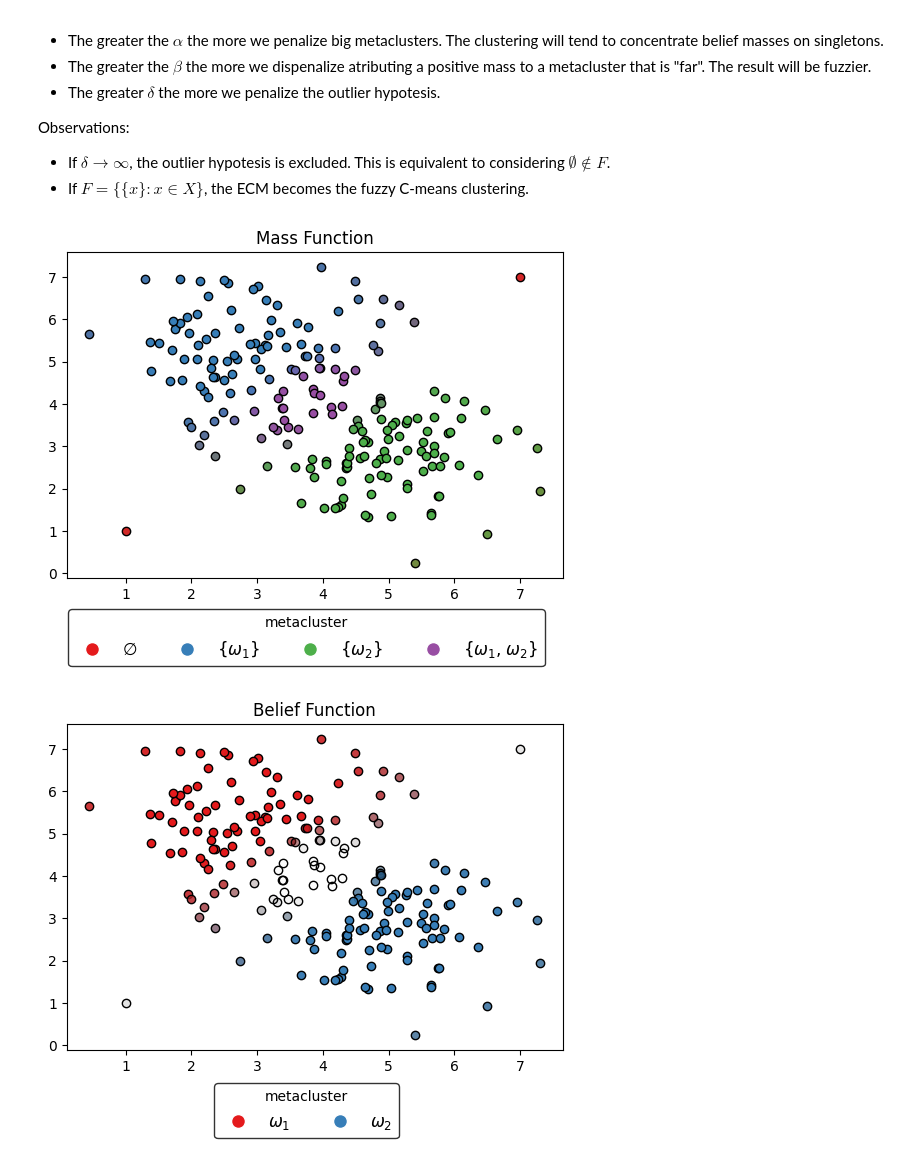
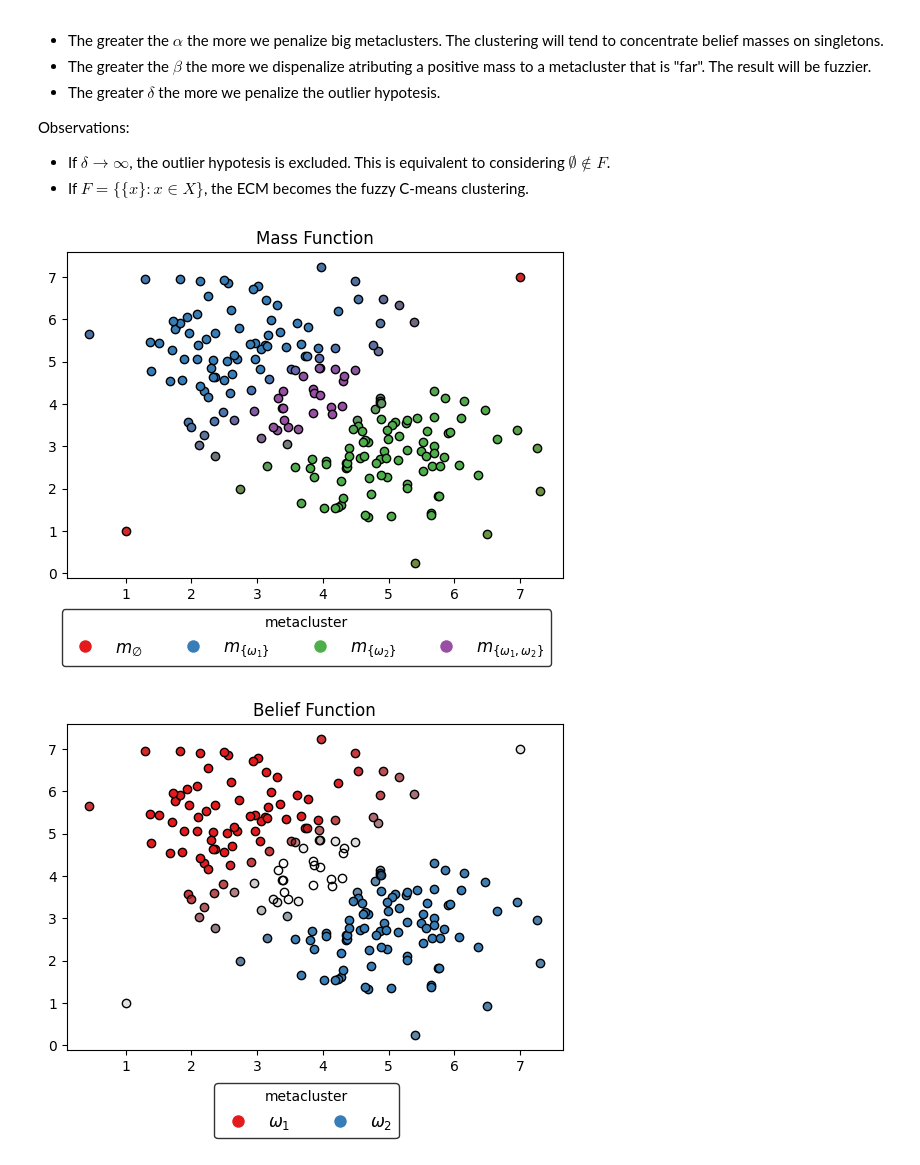
Before and after one commit to victorsouza89/clustering-examples, a Jupyter notebook: clustering_synth.ipynb, the cells around one changed output. Cells and saved outputs as stored; diff of their text form; code cells hidden in the pictures.

```diff
--- a/clustering_synth.ipynb
+++ b/clustering_synth.ipynb
@@ -107,14 +107,15 @@ Observations:
 from evclust.ecm import ecm
 model = ecm(x=features, c=2, beta = 1.3,  alpha=1, delta=3, disp=False)
 # %%
-focal_sets = model['F']
-focal_sets = ["{"+", ".join(["$\\omega_{" + str(i+1) + "}$" for i in range(len(f)) if f[i] == 1])+"}" for f in focal_sets]
-focal_sets[0] = "$\emptyset$"
+F = model['F']
+focal_sets = ["\\{"+", ".join(["\\omega_{" + str(i+1) + "}" for i in range(len(f)) if f[i] == 1])+"\\}" for f in F]
+focal_sets[0] = "\emptyset"
+focal_sets = ['$m_{'+f+'}$' for f in focal_sets]
 
 mass = model['mass']
 plot_soft_clustering(mass, 'Mass Function', legend=focal_sets)
 # %% [output]
-[figure, old version]
+[figure, new version]
 # %%
 bel = model['bel']
 
```
Also changed, not shown: parts of 4 cells of this notebook, 1 other file.
